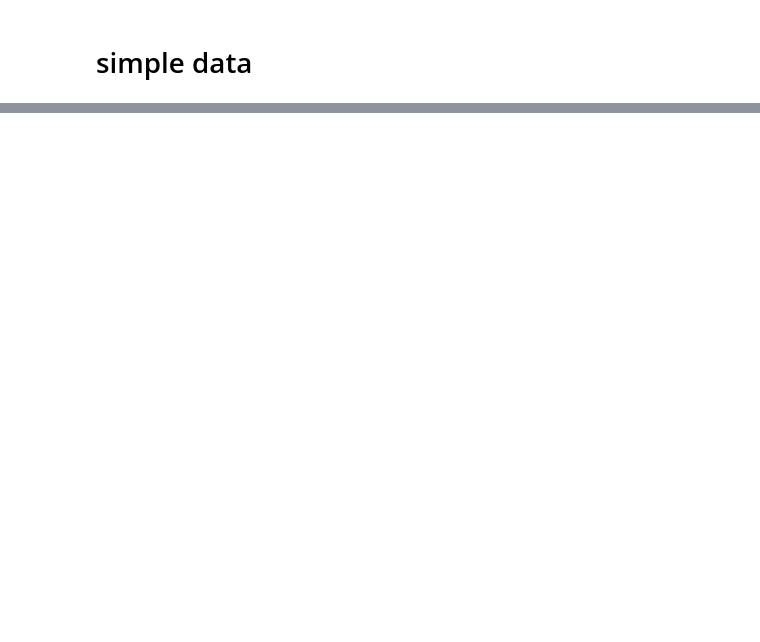
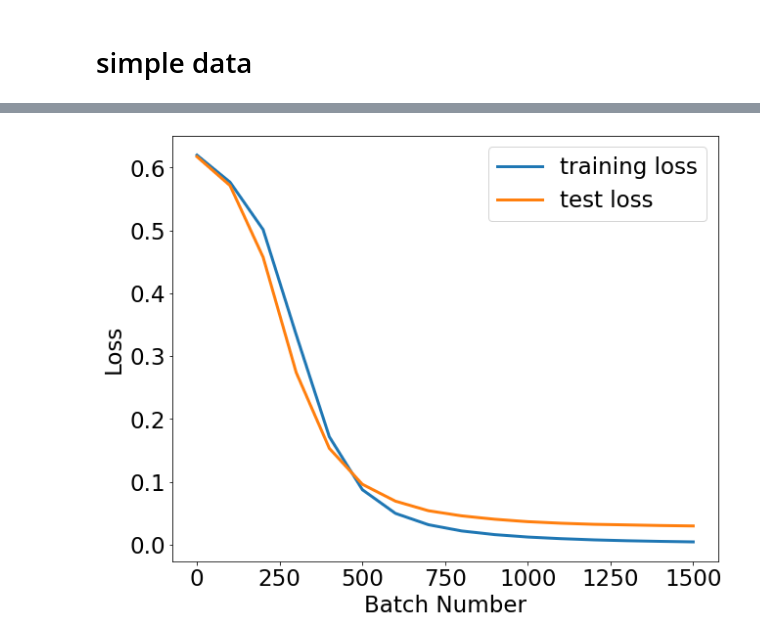
Before and after one commit to Dunni3/music-rnn, a Jupyter notebook: debug_baseline.ipynb, the cells around one changed output, grey strips where cells are left out. Drawn from its saved outputs; the diff is of its cells as text; code cells hidden in the pictures; blank space fills up the shorter version.

```diff
--- a/debug_baseline.ipynb
+++ b/debug_baseline.ipynb
@@ -407,0 +527,25 @@ pd.DataFrame(out).to_csv('generated.csv', index=False)
+# %%
+class PianoRollMod(nn.Module):
+    def __init__(self, hidden_size=64):
+        super(PianoRollMod, self).__init__()
+
+        input_size=128
+        self.hidden_size = hidden_size
+
+        self.lstm = nn.LSTM(input_size=input_size, batch_first=True, num_layers=1, hidden_size=hidden_size)
+
+        self.norm = nn.BatchNorm1d(num_features=2*hidden_size)
+
+        self.pitch_layer = nn.Sequential(
+            nn.Linear(hidden_size*2, input_size),
+            nn.Sigmoid()
+        )
+
+    def forward(self, x):
+        # xnorm = self.norm(x)
+        output, (h_n, c_n) = self.lstm(x)
+        # output, _ = self.lstm(x)
+        linear_input = torch.concat([output[:, 0, :], output[:, -1, :]], axis=1)
+        normed_linear_input = self.norm(linear_input)
+        left_output = self.pitch_layer(normed_linear_input)
+        return left_output
@@ -407,0 +696,13 @@ pd.DataFrame(out).to_csv('generated.csv', index=False)
+# %%
+plt.rcParams["figure.figsize"] = (10,8)
+plt.rcParams["font.size"] = 23
+
+plt.plot(df_metrics['iter'], df_metrics['train_loss'], label='training loss', linewidth=3)
+plt.plot(df_metrics['iter'], df_metrics['test_loss'], label='test loss', linewidth=3)
+
+plt.xlabel('Batch Number')
+plt.ylabel('Loss')
+plt.legend()
+plt.show()
+# %% [output]
+[figure, added]
```
Also changed, not shown: parts of 20 cells of this notebook, 6 other files.
